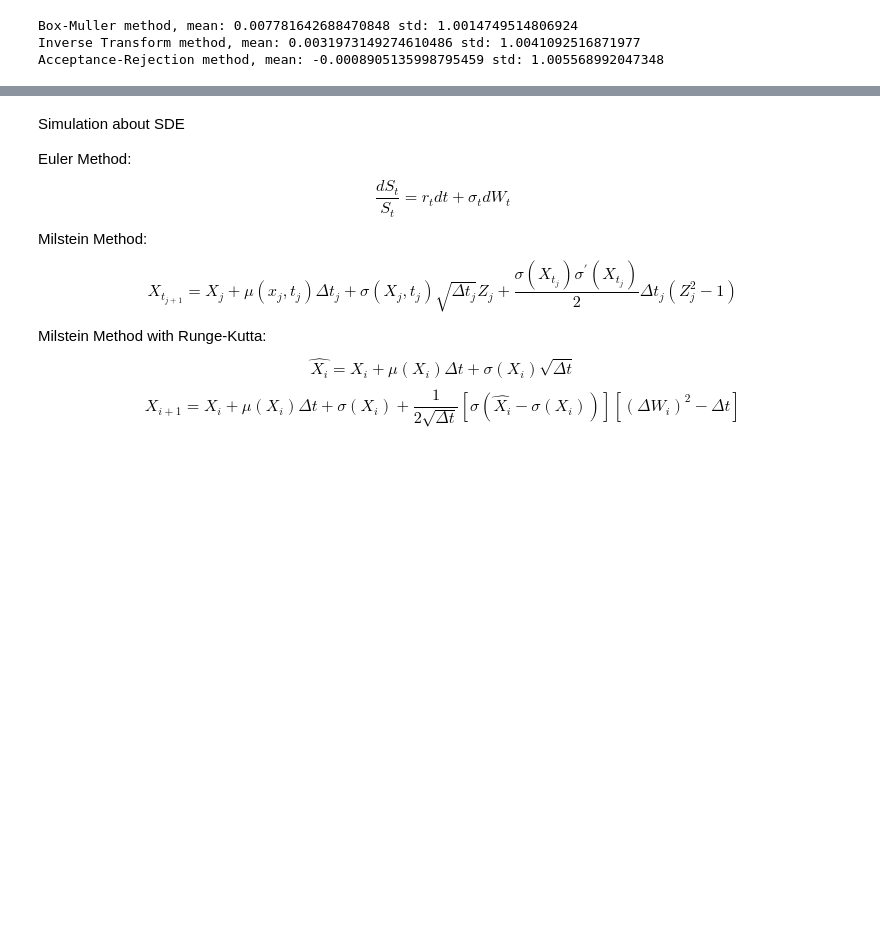
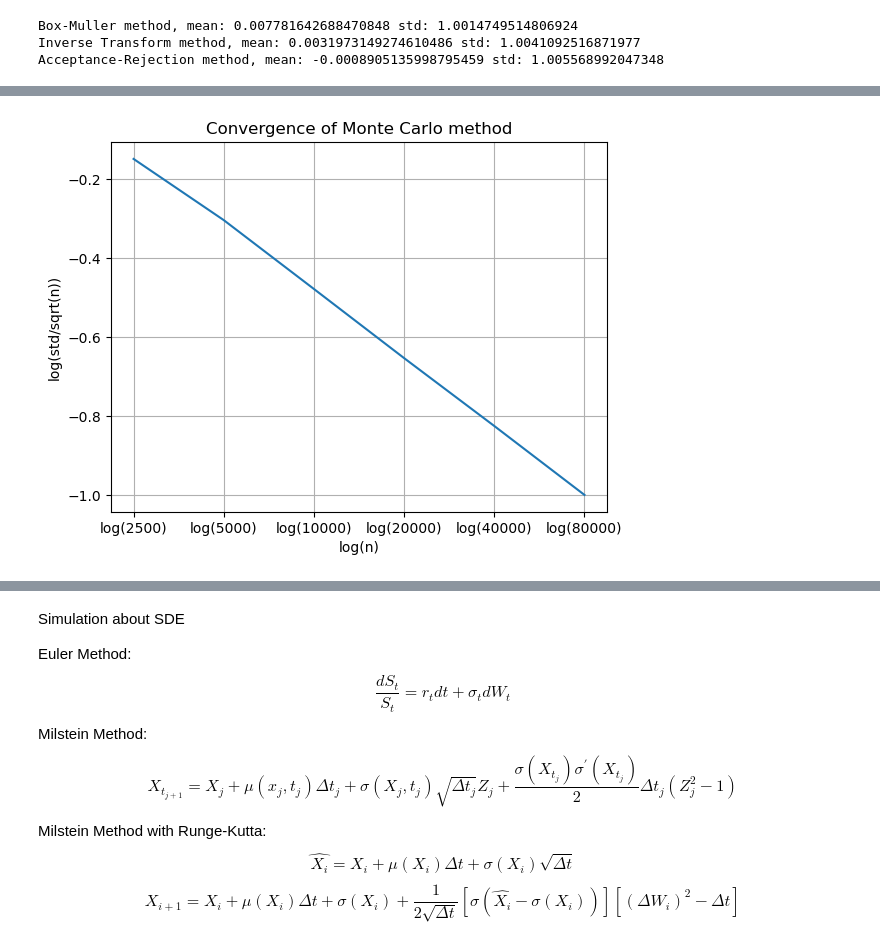
Before and after one commit to TonyWang23/Simulation_Quant_Finance, a Jupyter notebook: simulation_quant_finance.ipynb, the cells around one changed output, grey strips where cells are left out. Cells and saved outputs as stored; diff of their text form; code cells hidden in the pictures; blank space fills up the shorter version.

```diff
--- a/simulation_quant_finance.ipynb
+++ b/simulation_quant_finance.ipynb
@@ -91,3 +92,13 @@ plt.grid()
+# %%
+#the order of convergence with respect to n seems to be a straight line with negative slope
+plt.plot([np.log(n) for n in n_list],[np.log(np.std(H,ddof=1)/np.sqrt(n)**0.5) for H,n in zip(H_list,n_list)])
+plt.xticks([np.log(n) for n in n_list],[f"log({n})" for n in n_list])
+plt.xlabel("log(n)")
+plt.ylabel("log(std/sqrt(n))")
+plt.title("Convergence of Monte Carlo method")
+plt.grid()
+# %% [output]
+[figure, added]
 # %%
 #Examine the ratio of standard error to estimate
 r=0.02
```
Also changed, not shown: parts of 6 cells of this notebook, 2 other files.
